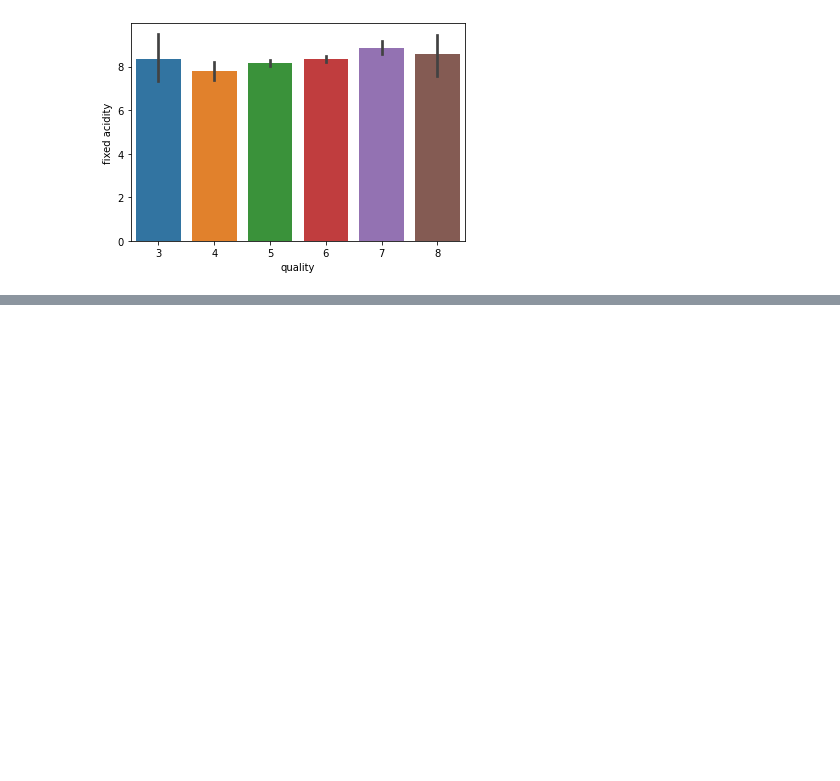
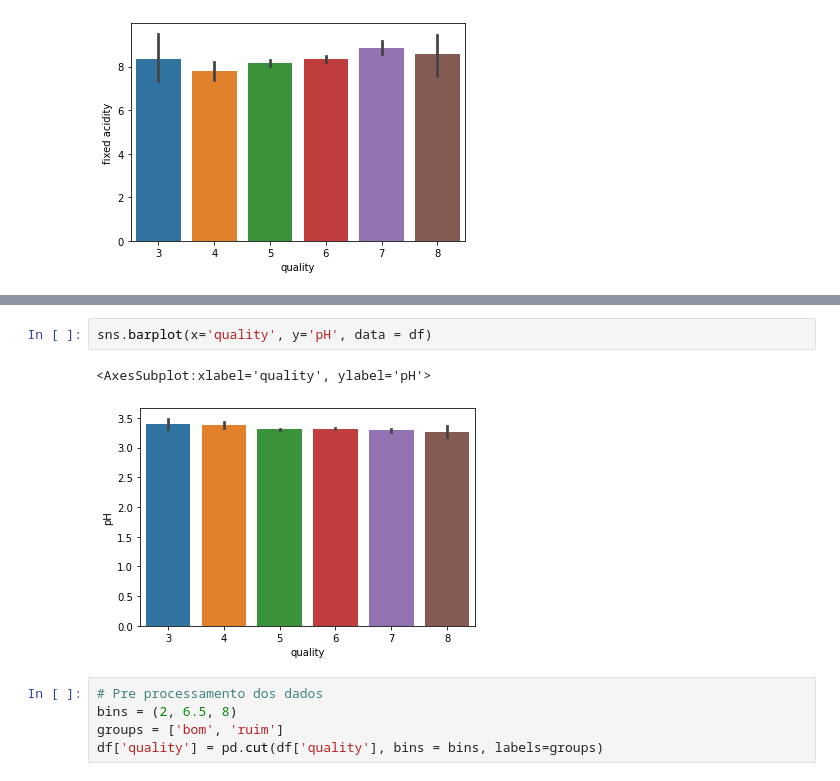
Before and after one commit to Hiroshi18/winequality-red, a Jupyter notebook: winequality.ipynb, the cells around one changed output, grey strips where cells are left out. Cells and saved outputs as stored; diff of their text form; blank space fills up the shorter version.

```diff
--- a/winequality.ipynb
+++ b/winequality.ipynb
@@ -49,0 +60,10 @@ sns.barplot(x='quality', y='fixed acidity', data = df)
+# %%
+sns.barplot(x='quality', y='pH', data = df)
+# %% [output]
+<AxesSubplot:xlabel='quality', ylabel='pH'>
+[figure, added]
+# %%
+# Pre processamento dos dados
+bins = (2, 6.5, 8)
+groups = ['bom', 'ruim']
+df['quality'] = pd.cut(df['quality'], bins = bins, labels=groups)
```
Also changed, not shown: parts of 3 cells of this notebook.
